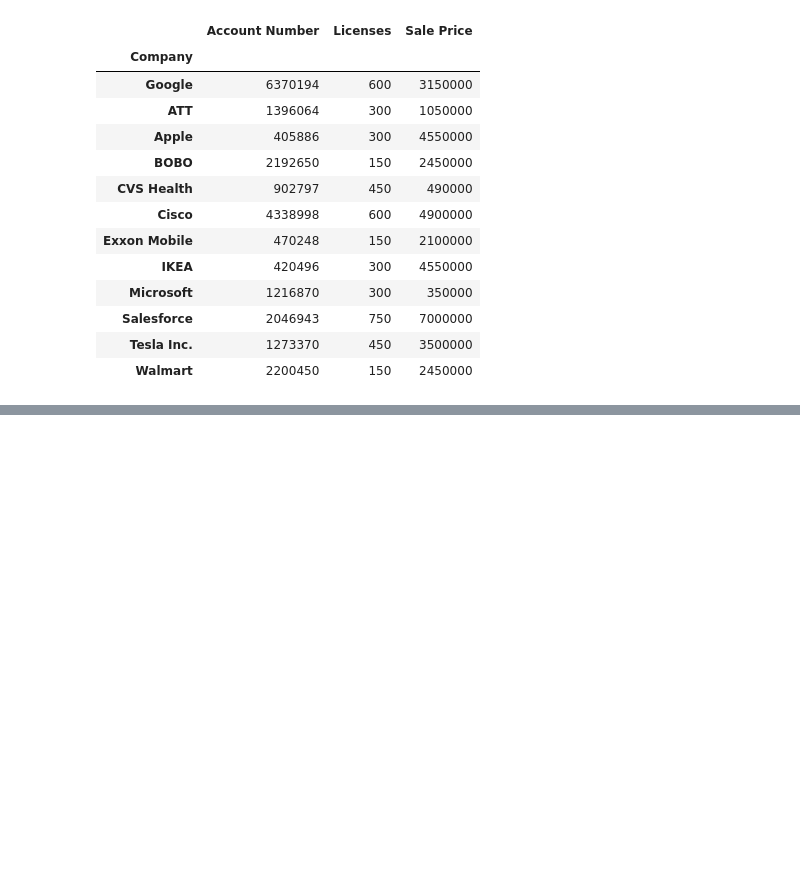
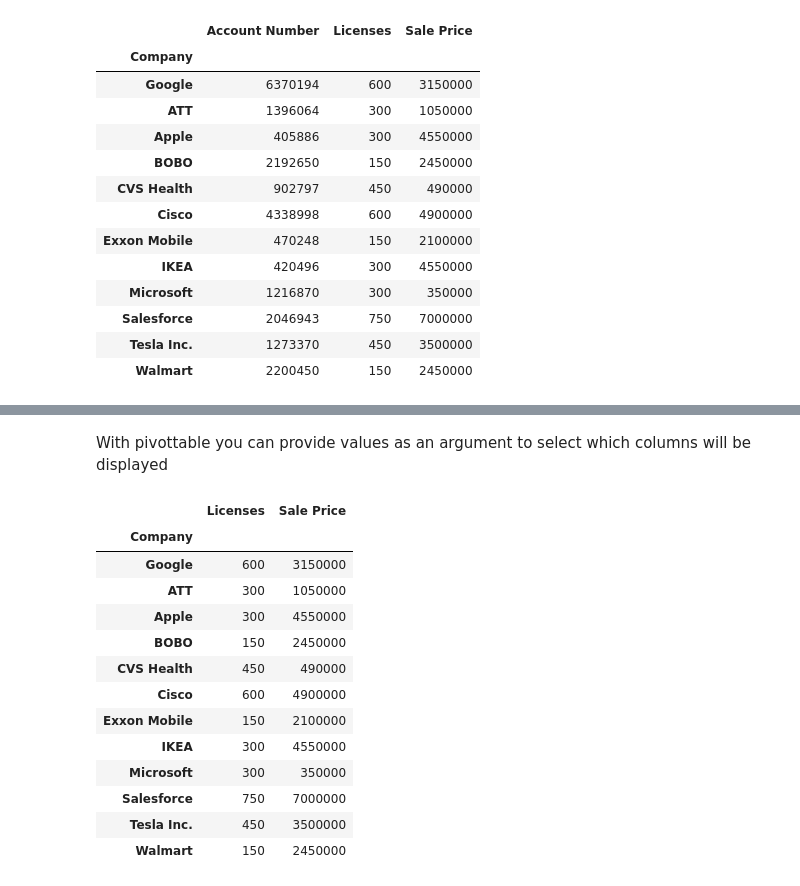
Before and after one commit to RagnarOkayy/DataAnalysisPython, a Jupyter notebook: UdemyPivot.ipynb, the cells around one changed output, grey strips where cells are left out. Saved outputs shown, nothing was run; the diff lists cells and outputs as text; code cells hidden in the pictures; blank space fills up the shorter version.

```diff
--- a/UdemyPivot.ipynb
+++ b/UdemyPivot.ipynb
@@ -109,0 +128,19 @@ pd.pivot_table(df,index='Company', aggfunc='sum') # will perform a sum for each
+# %% [markdown]
+With pivottable you can provide values as an argument to select which columns will be displayed
+# %%
+pd.pivot_table(df, index='Company', aggfunc= 'sum', values=['Licenses', 'Sale Price'])
+# %% [output]
+|  | Licenses | Sale Price |
+| Company |  |  |
+| Google | 600 | 3150000 |
+| ATT | 300 | 1050000 |
+| Apple | 300 | 4550000 |
+| BOBO | 150 | 2450000 |
+| CVS Health | 450 | 490000 |
+| Cisco | 600 | 4900000 |
+| Exxon Mobile | 150 | 2100000 |
+| IKEA | 300 | 4550000 |
+| Microsoft | 300 | 350000 |
+| Salesforce | 750 | 7000000 |
+| Tesla Inc. | 450 | 3500000 |
+| Walmart | 150 | 2450000 |
```
Also changed, not shown: parts of 7 cells of this notebook, 1 other file.
